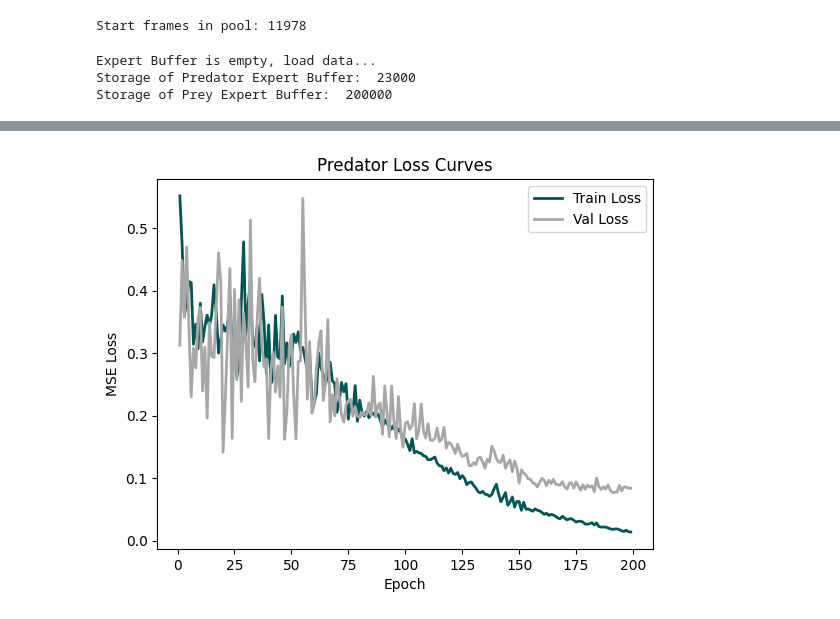
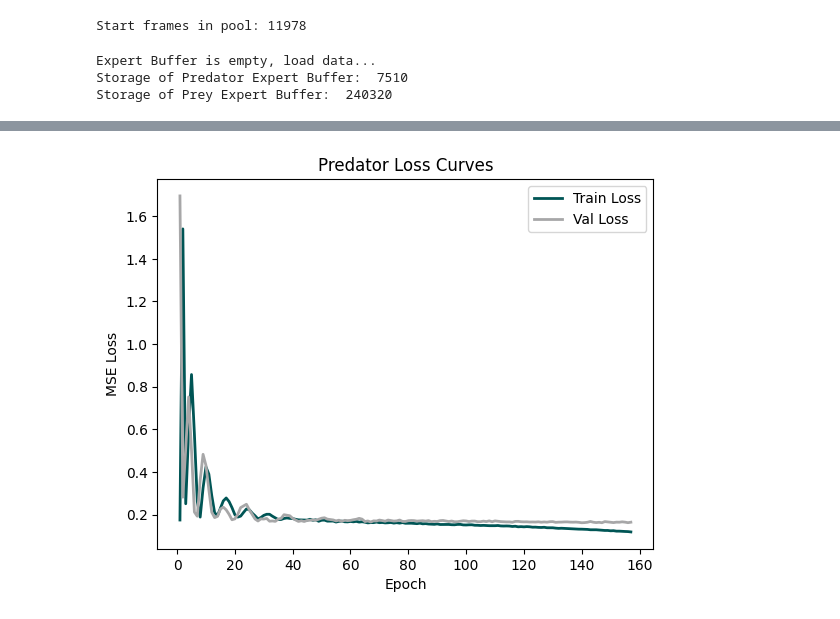
Before and after one commit to wirthy21/Master-Thesis, a Jupyter notebook: notebooks/2.2 BC training.ipynb, the cells around one changed output, grey strips where cells are left out. Drawn from its saved outputs; the diff is of its cells as text; code cells hidden in the pictures.

```diff
--- a/notebooks/2.2 BC training.ipynb
+++ b/notebooks/2.2 BC training.ipynb
@@ -21,7 +23,7 @@ from custom_marl_aquarium.aquarium_v0 import parallel_env
 # Create training folder
 path = rf"..\data\2. Training\training\BC"
 timestamp = datetime.datetime.now().strftime("%d.%m.%Y_%H.%M")
-folder_name = f"BC Training - {timestamp} - Video Data"
+folder_name = f"BC Training - {timestamp} - Couzin Data"
 save_dir = os.path.join(path, folder_name)
 os.makedirs(save_dir, exist_ok=True)
 
@@ -39,7 +41,7 @@ pred_policy.set_parameters(init=True)
 prey_policy = PreyPolicy(gain=0.0).to(device)
 prey_policy.set_parameters(init=True)
 
-expert_buffer = Buffer(pred_max_length=23000, prey_max_length=200000, device="cpu")
+expert_buffer = Buffer(pred_max_length=23000, prey_max_length=250000, device="cpu")
 
 start_frame_pool = Pool(max_length=12100, device="cpu")
 start_frame_pool.generate_startframes(ftw_path)
@@ -49,21 +51,19 @@ Start frames in pool: 11978
 # %%
 # Load Expert Data from local storage
 print("Expert Buffer is empty, load data...")
-expert_buffer.add_expert(traj_path)
+expert_buffer.add_expert(couzin_path)
 #expert_buffer.clear(p=80)               # Reduce ratio of non-attack data by 90%. now ~equal
-expert_buffer.add_expert(hl_path)       # hand-labeled data | Pred: 1057 | Prey: 33824
-expert_buffer.add_expert(hl_path)
-expert_buffer.add_expert(hl_path)
+#expert_buffer.add_expert(hl_path)       # hand-labeled data | Pred: 1057 | Prey: 33824
 
 len_exp_pred, len_exp_prey = expert_buffer.lengths()
 print("Storage of Predator Expert Buffer: ", len_exp_pred)
 print("Storage of Prey Expert Buffer: ", len_exp_prey, "\n")
 # %% [output]
 Expert Buffer is empty, load data...
-Storage of Predator Expert Buffer:  23000
-Storage of Prey Expert Buffer:  200000
+Storage of Predator Expert Buffer:  7510
+Storage of Prey Expert Buffer:  240320
 # %%
-pred_policy, pred_logs = pretrain_policy_with_validation(pred_policy, prey_policy, expert_buffer, role='predator', val_ratio=0.2, pred_bs=64, prey_bs=2048, epochs=500, lr=1e-3, early_stopping=True, patience=100, device=device)
+pred_policy, pred_logs = pretrain_policy_with_validation(pred_policy, prey_policy, expert_buffer, role='predator', val_ratio=0.2, pred_bs=1024, prey_bs=4096, epochs=500, lr=1e-3, early_stopping=True, patience=100, device=device)
 torch.save(pred_policy, os.path.join(save_dir, "bc_pred_policy.pt"))
 
 with open(os.path.join(save_dir, "bc_pred_logs.pkl"), "wb") as f:
@@ -88,3 +88,3 @@ with open(os.path.join(save_dir, "bc_pred_logs.pkl"), "wb") as f:
 [PREDATOR] Early stopping triggered (Patience=100).
-[figure, old version]
+[figure, new version]
 # %%
```
Also changed, not shown: parts of 9 cells of this notebook, 6 other files.
